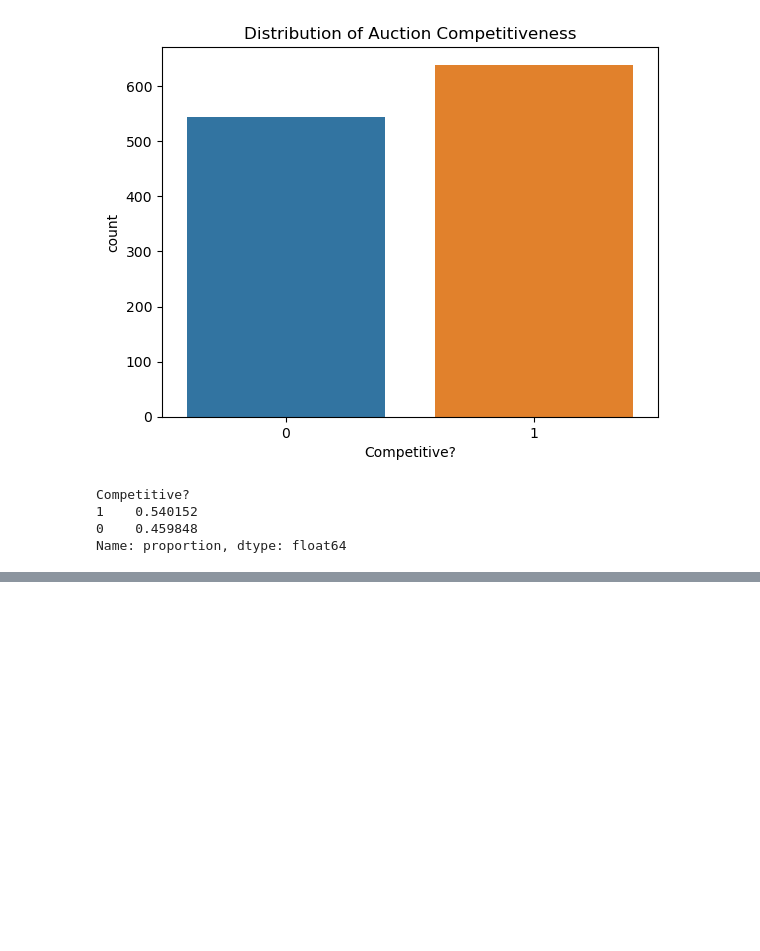
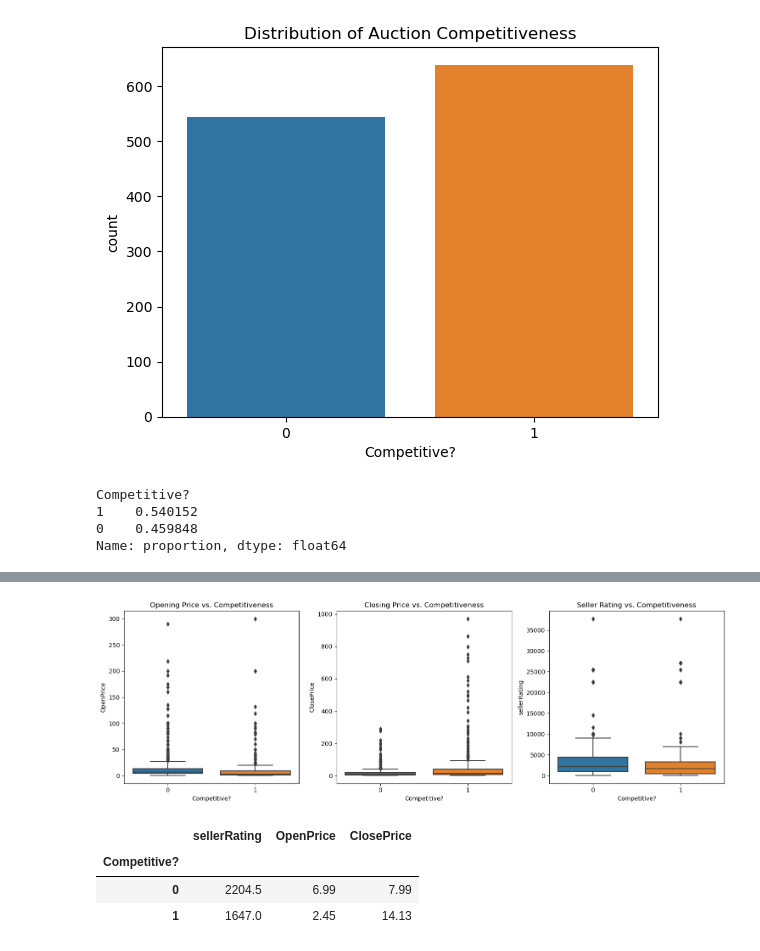
Before and after one commit to janniaq/8413_GA2, a Jupyter notebook: data.ipynb, the cells around one changed output, grey strips where cells are left out. Cells and saved outputs as stored; diff of their text form; code cells hidden in the pictures; blank space fills up the shorter version.

```diff
--- a/data.ipynb
+++ b/data.ipynb
@@ -252,0 +300,29 @@ plt.show()
+# %%
+plt.figure(figsize=(15, 5))
+
+# Opening Price vs. Target
+plt.subplot(1, 3, 1)
+sns.boxplot(data=train_df, x="Competitive?", y="OpenPrice")
+plt.title("Opening Price vs. Competitiveness")
+
+# Closing Price vs. Target
+plt.subplot(1, 3, 2)
+sns.boxplot(data=train_df, x="Competitive?", y="ClosePrice")
+plt.title("Closing Price vs. Competitiveness")
+
+# Seller Rating vs. Target
+plt.subplot(1, 3, 3)
+sns.boxplot(data=train_df, x="Competitive?", y="sellerRating")
+plt.title("Seller Rating vs. Competitiveness")
+
+plt.tight_layout()
+plt.show()
+# %% [output]
+[figure, added]
+# %%
+train_df.groupby("Competitive?")[numerical_cols].median()
+# %% [output]
+|  | sellerRating | OpenPrice | ClosePrice |
+| Competitive? |  |  |  |
+| 0 | 2204.5 | 6.99 | 7.99 |
+| 1 | 1647.0 | 2.45 | 14.13 |
```
Also changed, not shown: parts of 16 cells of this notebook.
